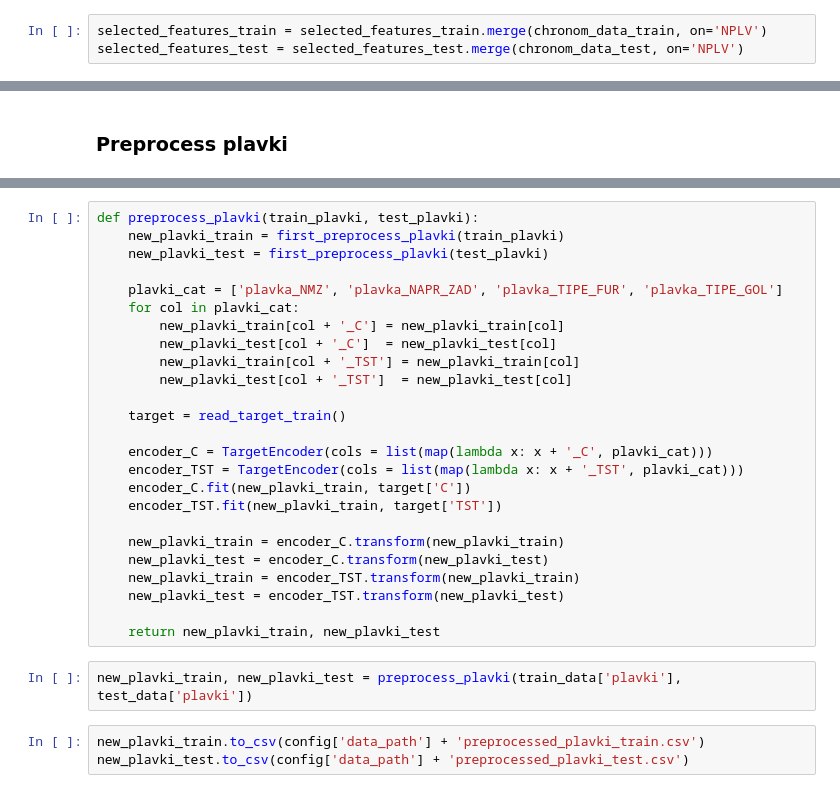
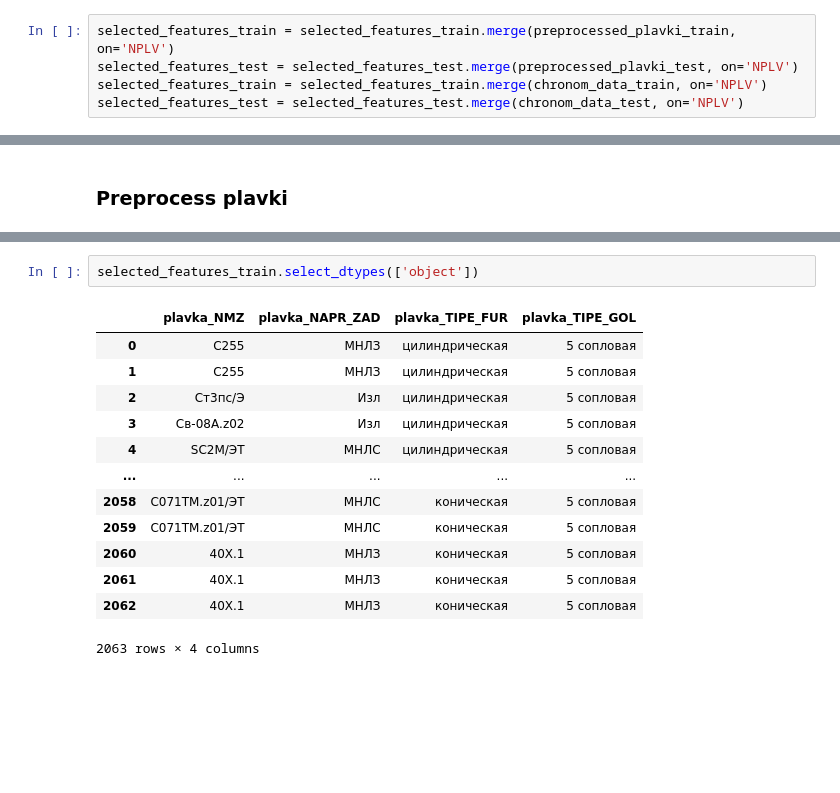
Before and after one commit to garipovroma/produv_o4ka, a Jupyter notebook: preprocess.ipynb, the cells around one changed output, grey strips where cells are left out. Cells and saved outputs as stored; diff of their text form; blank space fills up the shorter version.

```diff
--- a/preprocess.ipynb
+++ b/preprocess.ipynb
@@ -94,4 +140,6 @@ chronom_data_train
 # %%
+selected_features_train = selected_features_train.merge(preprocessed_plavki_train, on='NPLV')
+selected_features_test = selected_features_test.merge(preprocessed_plavki_test, on='NPLV')
 selected_features_train = selected_features_train.merge(chronom_data_train, on='NPLV')
 selected_features_test = selected_features_test.merge(chronom_data_test, on='NPLV')
 # %%
@@ -130,30 +154,16 @@ def first_preprocess_plavki(plavki):
-# %%
-def preprocess_plavki(train_plavki, test_plavki):
-    new_plavki_train = first_preprocess_plavki(train_plavki)
-    new_plavki_test = first_preprocess_plavki(test_plavki)
-
-    plavki_cat = ['plavka_NMZ', 'plavka_NAPR_ZAD', 'plavka_TIPE_FUR', 'plavka_TIPE_GOL']
-    for col in plavki_cat:
-        new_plavki_train[col + '_C'] = new_plavki_train[col]
-        new_plavki_test[col + '_C']  = new_plavki_test[col]
-        new_plavki_train[col + '_TST'] = new_plavki_train[col]
-        new_plavki_test[col + '_TST']  = new_plavki_test[col]
-
-    target = read_target_train()
-
-    encoder_C = TargetEncoder(cols = list(map(lambda x: x + '_C', plavki_cat)))
-    encoder_TST = TargetEncoder(cols = list(map(lambda x: x + '_TST', plavki_cat)))
-    encoder_C.fit(new_plavki_train, target['C'])
-    encoder_TST.fit(new_plavki_train, target['TST'])
-
-    new_plavki_train = encoder_C.transform(new_plavki_train)
-    new_plavki_test = encoder_C.transform(new_plavki_test)
-    new_plavki_train = encoder_TST.transform(new_plavki_train)
-    new_plavki_test = encoder_TST.transform(new_plavki_test)
-
-    return new_plavki_train, new_plavki_test
-# %%
-new_plavki_train, new_plavki_test = preprocess_plavki(train_data['plavki'], test_data['plavki'])
-# %%
-new_plavki_train.to_csv(config['data_path'] + 'preprocessed_plavki_train.csv')
-new_plavki_test.to_csv(config['data_path'] + 'preprocessed_plavki_test.csv')
+# %%
+selected_features_train.select_dtypes(['object'])
+# %% [output]
+|  | plavka_NMZ | plavka_NAPR_ZAD | plavka_TIPE_FUR | plavka_TIPE_GOL |
+| 0 | С255 | МНЛЗ | цилиндрическая | 5 сопловая |
+| 1 | С255 | МНЛЗ | цилиндрическая | 5 сопловая |
+| 2 | Ст3пс/Э | Изл | цилиндрическая | 5 сопловая |
+| 3 | Св-08А.z02 | Изл | цилиндрическая | 5 сопловая |
+| 4 | SC2M/ЭТ | МНЛС | цилиндрическая | 5 сопловая |
+| ... | ... | ... | ... | ... |
+| 2058 | C071TM.z01/ЭТ | МНЛС | коническая | 5 сопловая |
+| 2059 | C071TM.z01/ЭТ | МНЛС | коническая | 5 сопловая |
+| 2060 | 40Х.1 | МНЛЗ | коническая | 5 сопловая |
+| 2061 | 40Х.1 | МНЛЗ | коническая | 5 сопловая |
+| 2062 | 40Х.1 | МНЛЗ | коническая | 5 сопловая |
+2063 rows × 4 columns
```
Also changed, not shown: parts of 11 cells of this notebook, 9 other files.
